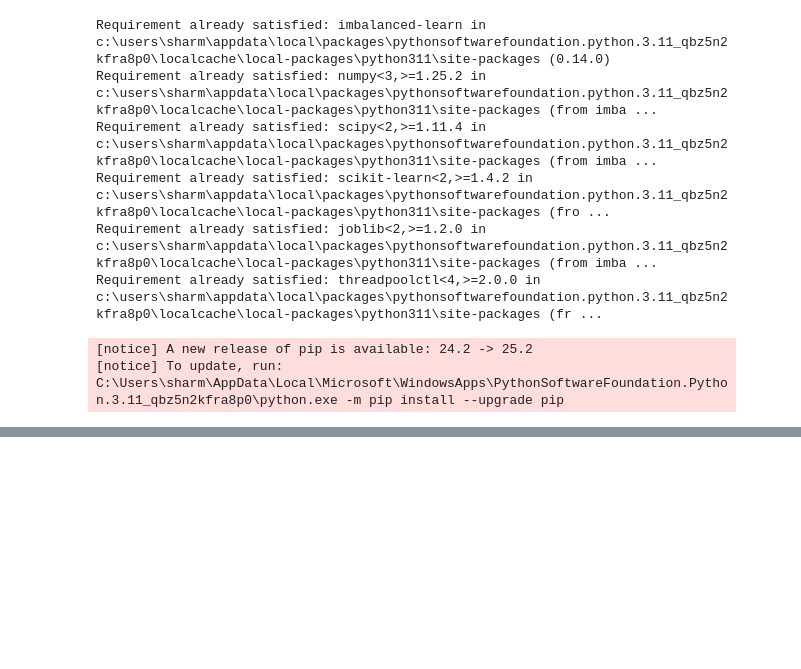
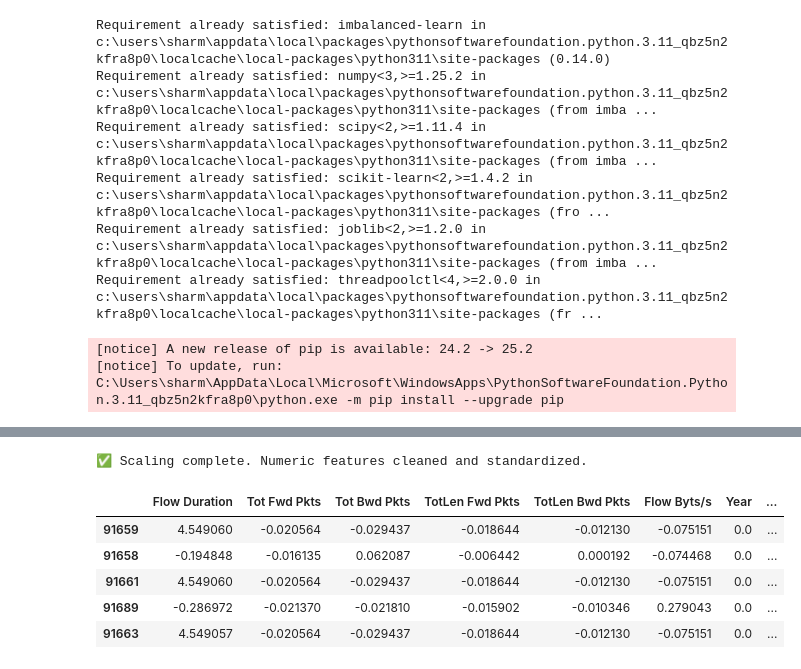
Before and after one commit to aadyanair/Trace_Transformer, a Jupyter notebook: Member1_FeatureEngineering.ipynb, the cells around one changed output, grey strips where cells are left out. Cells and saved outputs as stored; diff of their text form; code cells hidden in the pictures; blank space fills up the shorter version.

```diff
--- a/Member1_FeatureEngineering.ipynb
+++ b/Member1_FeatureEngineering.ipynb
@@ -304,0 +300,35 @@ Minority class grew by 10359478.0% after SMOTE
+# %%
+# Cell X: Normalization / Scaling (fixed)
+
+from sklearn.preprocessing import StandardScaler, MinMaxScaler
+from sklearn.impute import SimpleImputer
+import numpy as np
+
+# Select numeric features only
+num_features = df.select_dtypes(include=["int64", "float64"]).columns
+
+# Replace inf with NaN
+df[num_features] = df[num_features].replace([np.inf, -np.inf], np.nan)
+
+# Impute missing values with column mean
+imputer = SimpleImputer(strategy="mean")
+df[num_features] = imputer.fit_transform(df[num_features])
+
+# Standard Scaler (zero mean, unit variance)
+scaler_std = StandardScaler()
+df[num_features] = scaler_std.fit_transform(df[num_features])
+
+# ✅ If you prefer MinMax instead, uncomment this:
+# scaler_mm = MinMaxScaler()
+# df[num_features] = scaler_mm.fit_transform(df[num_features])
+
+print("✅ Scaling complete. Numeric features cleaned and standardized.")
+df[num_features].head()
+# %% [output]
+✅ Scaling complete. Numeric features cleaned and standardized.
+|  | Flow Duration | Tot Fwd Pkts | Tot Bwd Pkts | TotLen Fwd Pkts | TotLen Bwd Pkts | Flow Byts/s | Year | ... |
+| 91659 | 4.549060 | -0.020564 | -0.029437 | -0.018644 | -0.012130 | -0.075151 | 0.0 | ... |
+| 91658 | -0.194848 | -0.016135 | 0.062087 | -0.006442 | 0.000192 | -0.074468 | 0.0 | ... |
+| 91661 | 4.549060 | -0.020564 | -0.029437 | -0.018644 | -0.012130 | -0.075151 | 0.0 | ... |
+| 91689 | -0.286972 | -0.021370 | -0.021810 | -0.015902 | -0.010346 | 0.279043 | 0.0 | ... |
+| 91663 | 4.549057 | -0.020564 | -0.029437 | -0.018644 | -0.012130 | -0.075151 | 0.0 | ... |
```
Also changed, not shown: parts of 15 cells of this notebook.
